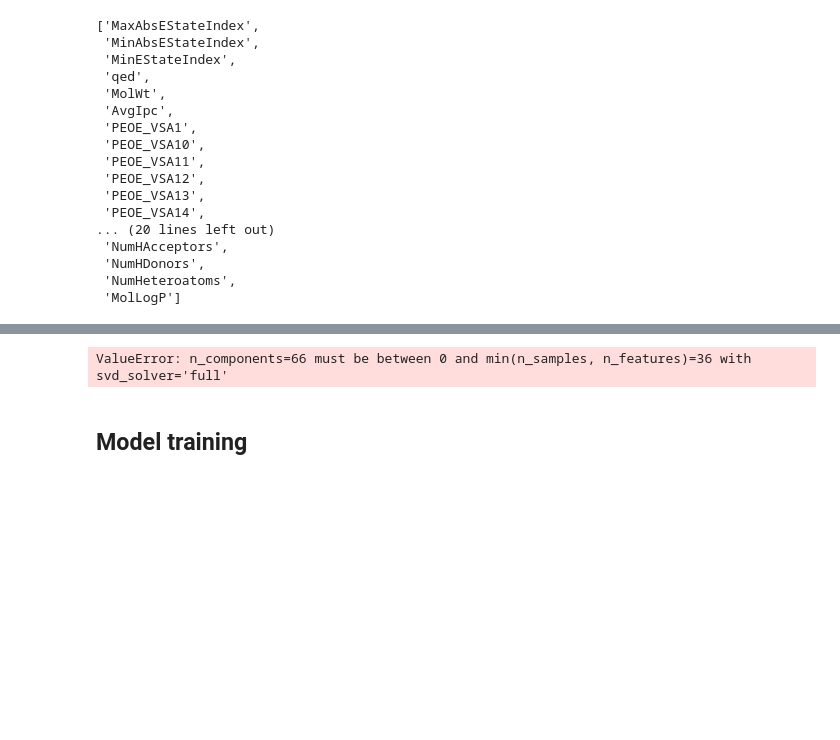
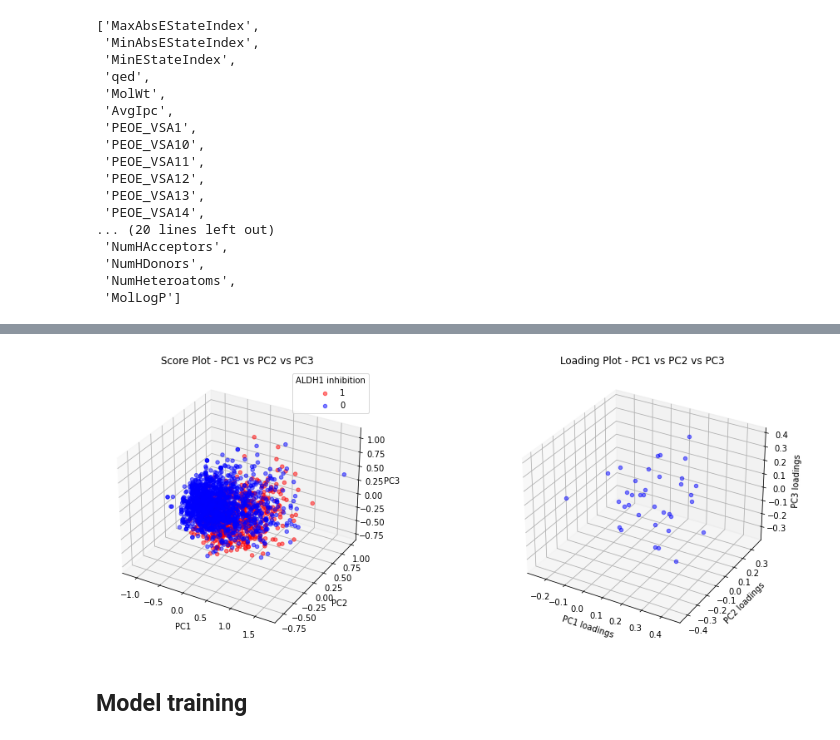
Before and after one commit to jespervh19/8CC00Code, a Jupyter notebook: GroupAssignment/Group_assignment_notebook.ipynb, the cells around one changed output, grey strips where cells are left out. Drawn from its saved outputs; the diff is of its cells as text; code cells hidden in the pictures; blank space fills up the shorter version.

```diff
--- a/GroupAssignment/Group_assignment_notebook.ipynb
+++ b/GroupAssignment/Group_assignment_notebook.ipynb
@@ -152,7 +132,7 @@ num_components_literature = analysis.plot_variance(descriptors[literature_descri
 # %%
-analysis.plot_loadings(descriptors[literature_descriptors], labels, num_components)
+analysis.plot_loadings(descriptors[literature_descriptors], labels, num_components_selected)
 # %% [output]
-ValueError: n_components=66 must be between 0 and min(n_samples, n_features)=36 with svd_solver='full'
+[figure, added]
 # %% [markdown]
 ## Model training
 # %%
```
Also changed, not shown: parts of 7 cells of this notebook, 1 other file.
